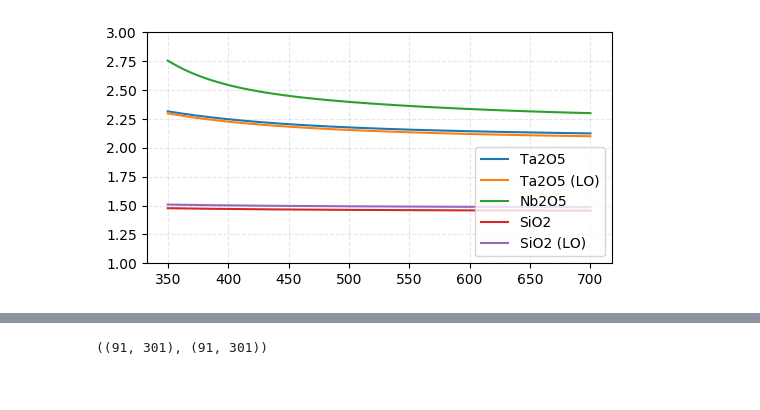
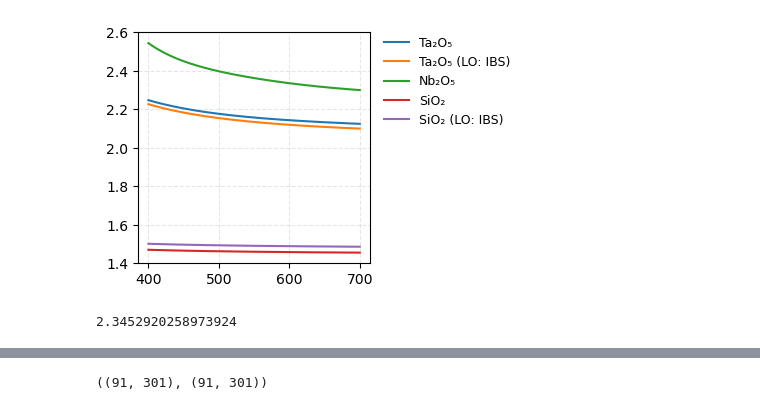
Before and after one commit to ErikBsly/Dielectric-Mirror, a Jupyter notebook: src/DielectricMirror.ipynb, the cells around one changed output, grey strips where cells are left out. Saved outputs shown, nothing was run; the diff lists cells and outputs as text; code cells hidden in the pictures.

```diff
--- a/src/DielectricMirror.ipynb
+++ b/src/DielectricMirror.ipynb
@@ -1,56 +8,63 @@
 # %%
+Sellmeier(B, C, λ) = √(1 + sum(Bᵢ*λ^2/(λ^2-Cᵢ) for (Bᵢ, Cᵢ) in zip(B, C)))
 # Refractive indices
-function n_refr(material::String, λ::Float64)
+function n_refr(material::String, λ::Float64)::Float64
     """
     SiO2: https://refractiveindex.info/?shelf=main&book=SiO2&page=Malitson
     Ta2O5: https://refractiveindex.info/?shelf=main&book=Ta2O5&page=Gao
+    λ in nm
     """
     λ /= 1000 # nm to μm
-    if material == "SiO2"
+    material = uppercasefirst(material)
+
+    if material == "SiO2:IBS" # With IBS, values from Laseroptik
+        B = [1.19261271,   0.5415, 0]
+        C = [0.0079968567, 61.257, 0]
+        return Sellmeier(B, C, λ)
+    elseif material == "Ta2O5:IBS" # With IBS, values from Laseroptik
+        B = [2.63437,   0.5694, 0.243937]
+        C = [0.0355851, 0,      81]
+        return Sellmeier(B, C, λ)
+    elseif material == "NBK7"
+        B = [1.03961212,    0.231792344,  1.01046945]
+        C = [0.00600069867, 0.0200179144, 103.560653]
+        return Sellmeier(B, C, λ)
+    elseif material == "Suprasil" # Heraeus
+        B = [0.473115591, 0.631038719,  0.906404498]
+        C = [0.012995717, 0.0041280922, 98.7685322]
+        return Sellmeier(B, C, λ)
+    elseif material == "SiO2"
         B = [0.6961663, 0.4079426, 0.8974794]
         C = [0.0684043, 0.1162414, 9.8961610]
-        return √(1 + sum(B[i]*λ^2/(λ^2-C[i]^2) for i in 1:3)) # note: C[i]²
+        return √(1 + sum(B[i]*λ^2/(λ^2-C[i]^2) for i in 1:3)) # Not the Sellmeier formular! --> C[i]²
     elseif material == "Ta2O5" # values empiric from fit (exponential + polynomial) to data
         return 6.70419*exp(-11.1521*λ) + 2.27472 - 0.319763*λ + 0.144455*λ^2
     elseif material == "Nb2O5" # values empiric from fit (exponential + polynomial) to data, only valid between 400...800nm
         return 582.098*exp(-22.1463*λ) + 2.94173+ -1.58087*λ + 0.948068*λ^2
+    elseif material in ["EthyleneGlycol", "Ethylenglykol", "EthGly", "EthyGly"]
+        return 1.43
+    elseif material in ["Acetone", "Aceton"]
+        return 1.36
+    elseif material in ["Air", "Vac", "Vacuume"]
+        return 1.00
     else
-        return 1.0
+        error("Material not found.")
     end
 end
-# # # # # # # # # # # # # # # # # # # # # # # # # # # #
-function n_refr_LO(material::String, λ::Float64)
-    """ Refractive index values from Laseroptik """
-    λ /= 1000 # nm to μm
-    B, C = zeros(Float64, 3), zeros(Float64, 3);
-    if material == "SiO2"
-        B .= [1.19261271,   0.5415, 0]
-        C .= [0.0079968567, 61.257, 0]
-    elseif material == "Ta2O5"
-        B .= [2.63437,   0.5694, 0.243937]
-        C .= [0.0355851, 0,      81]
-    elseif material == "NBK7"
-        B .= [1.03961212,    0.231792344,  1.01046945]
-        C .= [0.00600069867, 0.0200179144, 103.560653]
-    else
-        return 1.0
-    end
-    # Sellmeier formular: n² - 1 = sum(Bλ²/(λ²-C))
-    return √(1 + sum(b*λ^2/(λ^2-c) for (b, c) in zip(B, C))) # note: c=C[i] without ²
-end
 
-using PyPlot
-λ = 350:1.0:700
-PyPlot.figure(figsize=(6, 3))
-PyPlot.plot(λ, [n_refr("Ta2O5", wlen) for wlen in λ],    label="Ta2O5")
-PyPlot.plot(λ, [n_refr_LO("Ta2O5", wlen) for wlen in λ], label="Ta2O5 (LO)")
-PyPlot.plot(λ, [n_refr("Nb2O5", wlen) for wlen in λ],    label="Nb2O5")
-PyPlot.plot(λ, [n_refr("SiO2", wlen) for wlen in λ],     label="SiO2")
-PyPlot.plot(λ, [n_refr_LO("SiO2", wlen) for wlen in λ],  label="SiO2 (LO)")
-PyPlot.ylim(1, 3)
-PyPlot.grid(ls="--", alpha=0.3)
-PyPlot.legend(loc=4);
+λ = 400:1.0:700
+plt.figure(figsize=(3, 3))
+plt.plot(λ, [n_refr("Ta2O5", wlen)     for wlen in λ], label="Ta₂O₅")
+plt.plot(λ, [n_refr("Ta2O5:IBS", wlen) for wlen in λ], label="Ta₂O₅ (LO: IBS)")
+plt.plot(λ, [n_refr("Nb2O5", wlen)     for wlen in λ], label="Nb₂O₅")
+plt.plot(λ, [n_refr("SiO2", wlen)      for wlen in λ], label="SiO₂")
+plt.plot(λ, [n_refr("SiO2:IBS", wlen)  for wlen in λ], label="SiO₂ (LO: IBS)")
+plt.ylim(1.4, 2.6)
+plt.grid(ls="--", alpha=0.3)
+plt.legend(loc=1, fontsize=9, bbox_to_anchor=(1.65, 1.03), frameon=false);
+println(n_refr("Nb2O5", 580.0))
 # %% [output]
-[figure, old version]
+[figure, new version]
+2.3452920258973924
 # %%
 # See also: Open-Filters Paper DOI: 10.1364/AO.47.00C219
```
Also changed, not shown: parts of 16 cells of this notebook.
